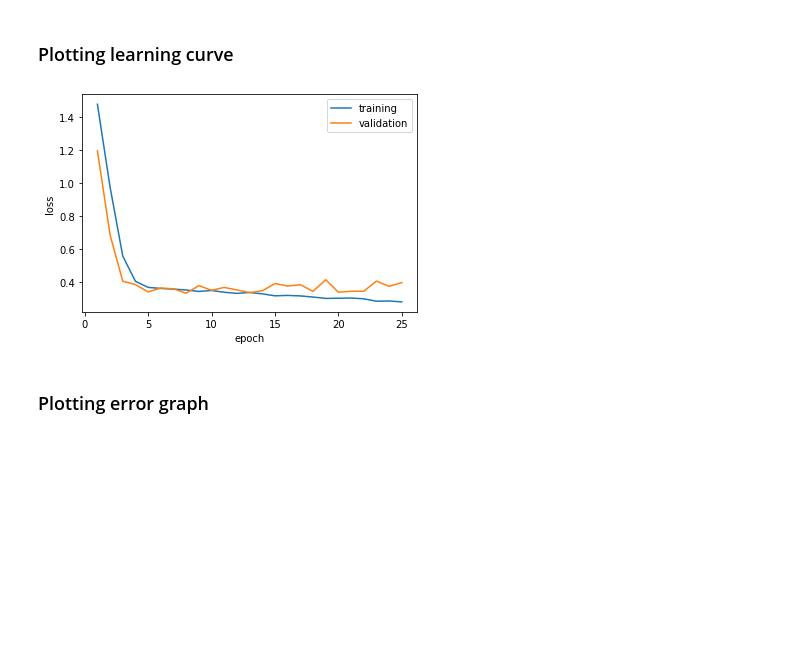
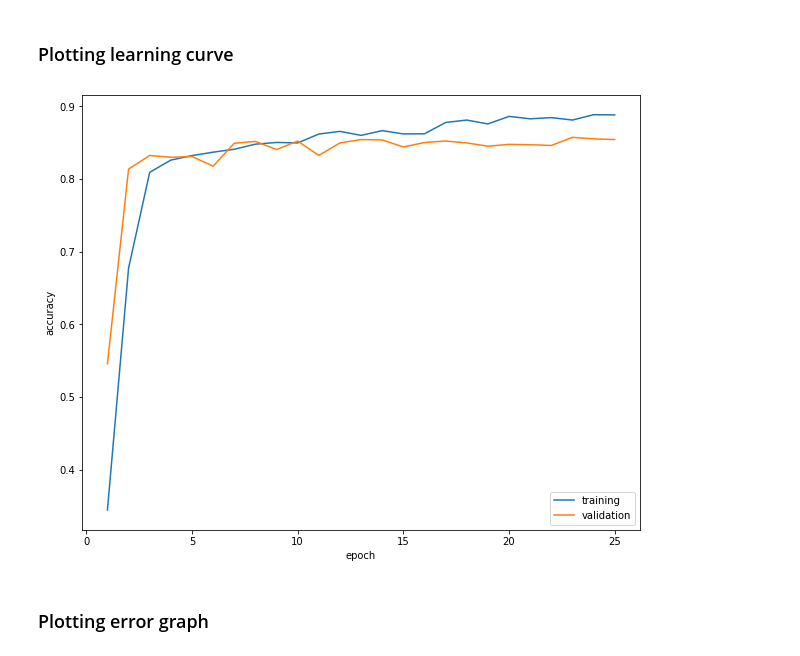
Before and after one commit to uclshyhhao/AMLS_19-20_LSH_SN16067637, a Jupyter notebook: B2/EyeColor_B2.ipynb, the cells around one changed output. Cells and saved outputs as stored; diff of their text form; code cells hidden in the pictures; blank space fills up the shorter version.

```diff
--- a/B2/EyeColor_B2.ipynb
+++ b/B2/EyeColor_B2.ipynb
@@ -516,16 +522,17 @@ Epoch 25/25
 # %%
 num_epochs = 25
 epoch_nums = range(1,num_epochs+1)
-training_loss = cnn_training.history["loss"]
-validation_loss = cnn_training.history["val_loss"]
-plt.plot(epoch_nums, training_loss)
-plt.plot(epoch_nums, validation_loss)
+training_acc = cnn_training.history["acc"]
+validation_acc = cnn_training.history["val_acc"]
+plt.figure(figsize=(10,8))
+plt.plot(epoch_nums, training_acc)
+plt.plot(epoch_nums, validation_acc)
 plt.xlabel('epoch')
-plt.ylabel('loss')
-plt.legend(['training', 'validation'], loc='upper right')
+plt.ylabel('accuracy')
+plt.legend(['training', 'validation'], loc='lower right')
 plt.show()
 # %% [output]
-[figure, old version]
+[figure, new version]
 # %% [markdown]
 ### Plotting error graph
 # %%
```
Also changed, not shown: parts of 5 cells of this notebook, 1 other file.
